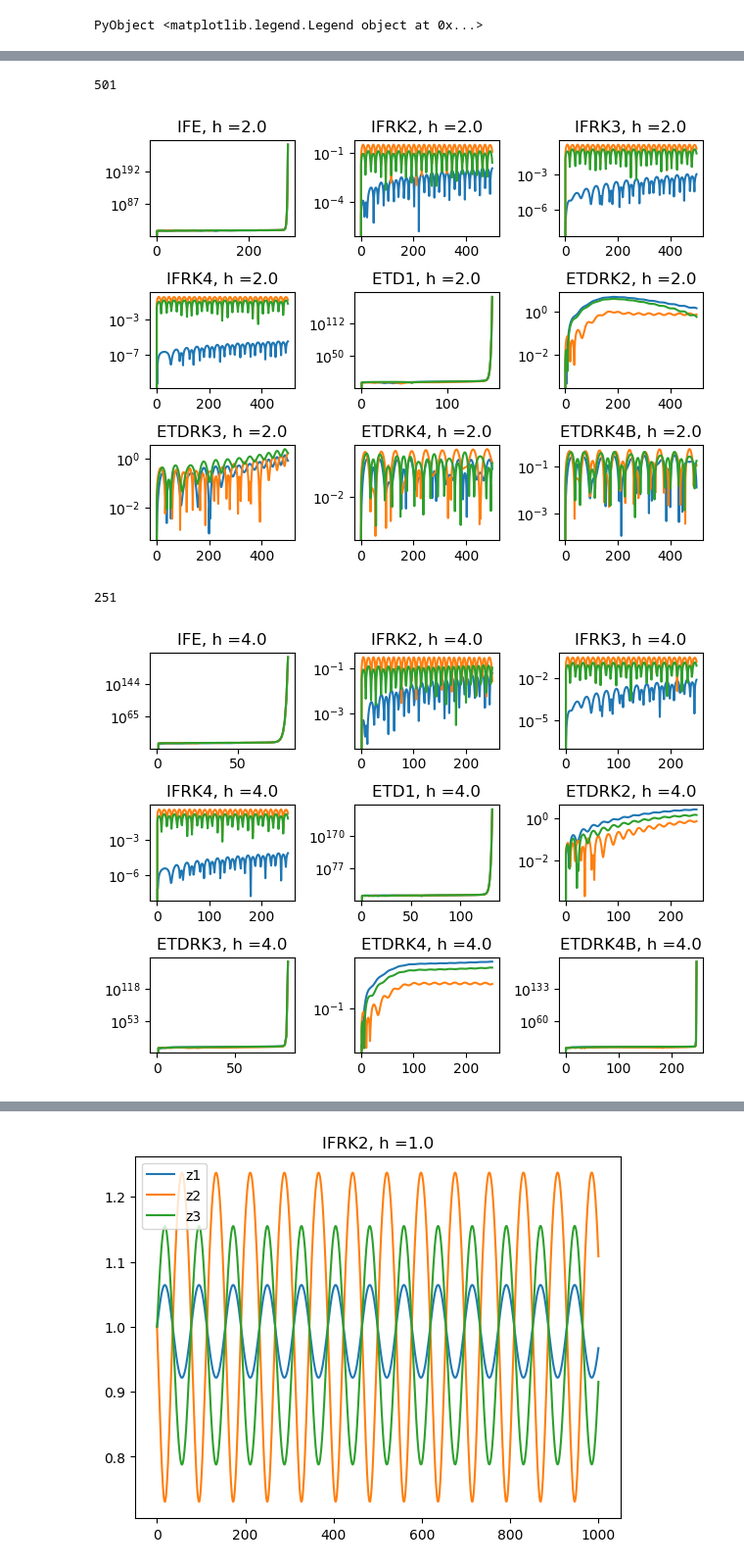
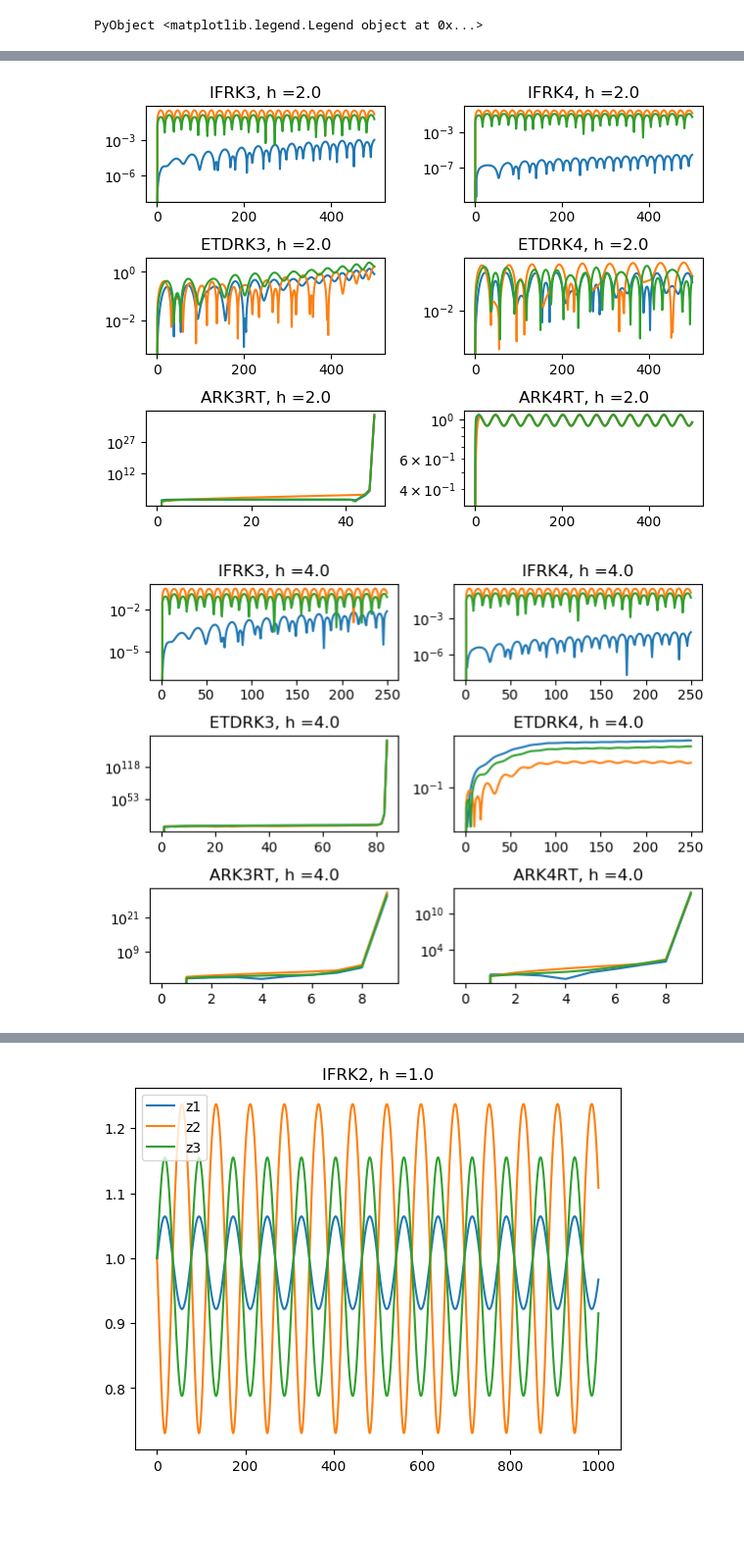
Before and after one commit to minahdotdotdot/RT, a Jupyter notebook: notebooks/RT_high_order.ipynb, the cells around one changed output, grey strips where cells are left out. Shown at 98% size. Drawn from its saved outputs; the diff is of its cells as text; code cells hidden in the pictures; blank space fills up the shorter version.

```diff
--- a/notebooks/RT_high_order.ipynb
+++ b/notebooks/RT_high_order.ipynb
@@ -24,9 +24,10 @@ PyObject <matplotlib.legend.Legend object at 0x...>
 # %%
 using ExponentialUtilities
 # %%
-IF_steppers = [IFE, IFRK2, IFRK3, IFRK4];
-ETD_steppers = [ETD1, ETDRK2, ETDRK3, ETDRK4, ETDRK4B]
-steppers=[IF_steppers;ETD_steppers];
+#IF_steppers = [IFE, IFRK2, IFRK3, IFRK4];
+#ETD_steppers = [ETD1, ETDRK2, ETDRK3, ETDRK4, ETDRK4B]
+#steppers=[IF_steppers;ETD_steppers];
+steppers=[IFRK3, IFRK4, ETDRK3, ETDRK4, ARK3RT, ARK4RT]
 ss = length(steppers)
 h = 1. # Time-step
 for j = 1 : ss
@@ -65,22 +66,18 @@ solB = Array{Array{Float64,2},1}(undef,ss);
 for i = 1 : ss
     solB[i] = readdlm("../txtfiles/"*string(steppers[i])*"h="*string(h)*"seed"*string(seed)*".txt")
 end
-# %%
-length(solB[1][:,1])
-# %% [output]
-501
 # %%
-for i = 1 : 9
-    subplot(330+i)
+for i = 1 : 6
+    subplot(320+i)
     semilogy(abs.(tsol[1:2:end,1]-solB[i][:,1]), label="z1")
     semilogy(abs.(tsol[1:2:end,1]-solB[i][:,2]), label="z2")
     semilogy(abs.(tsol[1:2:end,1]-solB[i][:,3]), label="z3")
     title(string(steppers[i])*", h ="*string(h))
     #legend()
 end
 tight_layout(pad=1.0)
 # %% [output]
-[figure, old version]
+[figure, new version]
 # %%
 h = 4. # Time-step
 for j = 1 : ss
@@ -94,13 +91,9 @@ solA = Array{Array{Float64,2},1}(undef,ss);
 for i = 1 : ss
     solA[i] = readdlm("../txtfiles/"*string(steppers[i])*"h="*string(h)*"seed"*string(seed)*".txt")
 end
-# %%
-length(tsol[1:4:end,1])
-# %% [output]
-251
 # %%
-for i = 1 : 9
-    subplot(330+i)
+for i = 1 : 6
+    subplot(320+i)
     semilogy(abs.(tsol[1:4:end,1]-solA[i][:,1]), label="z1")
     semilogy(abs.(tsol[1:4:end,1]-solA[i][:,2]), label="z2")
     semilogy(abs.(tsol[1:4:end,1]-solA[i][:,3]), label="z3")
@@ -109,7 +102,7 @@ for i = 1 : 9
 end
 tight_layout(pad=1.0)
 # %% [output]
-[figure, old version]
+[figure, new version]
 # %%
 i=1
 plot(sol[i][:,1], label="z1")
```
Also changed, not shown: parts of 2 cells of this notebook, 1 other file.
